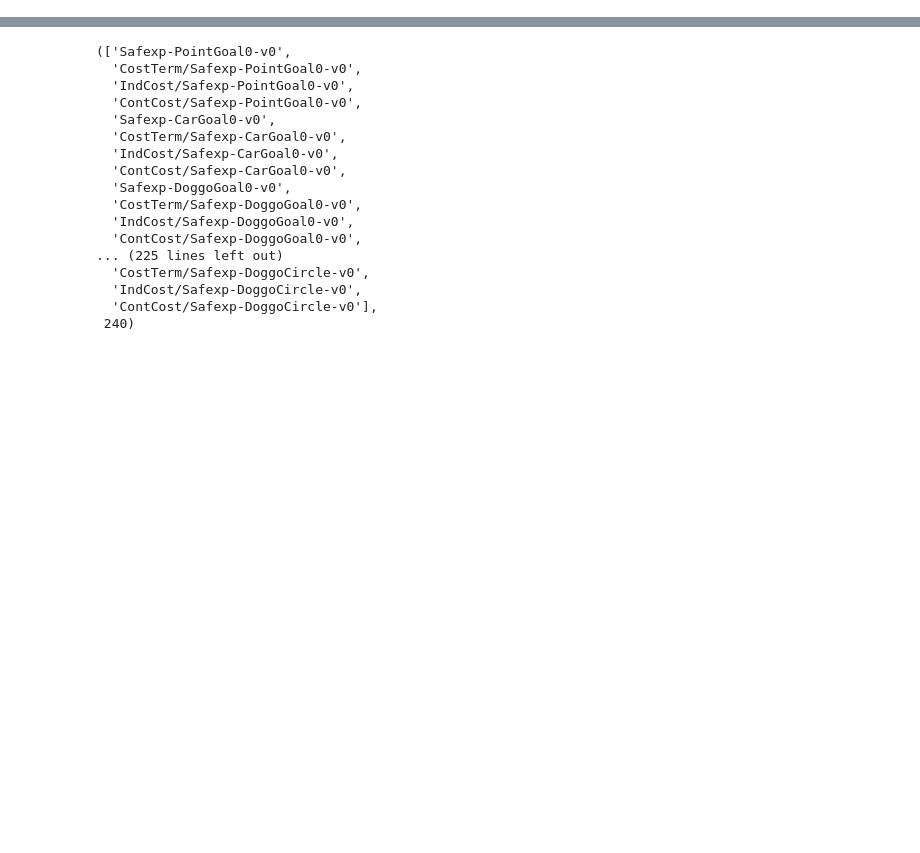
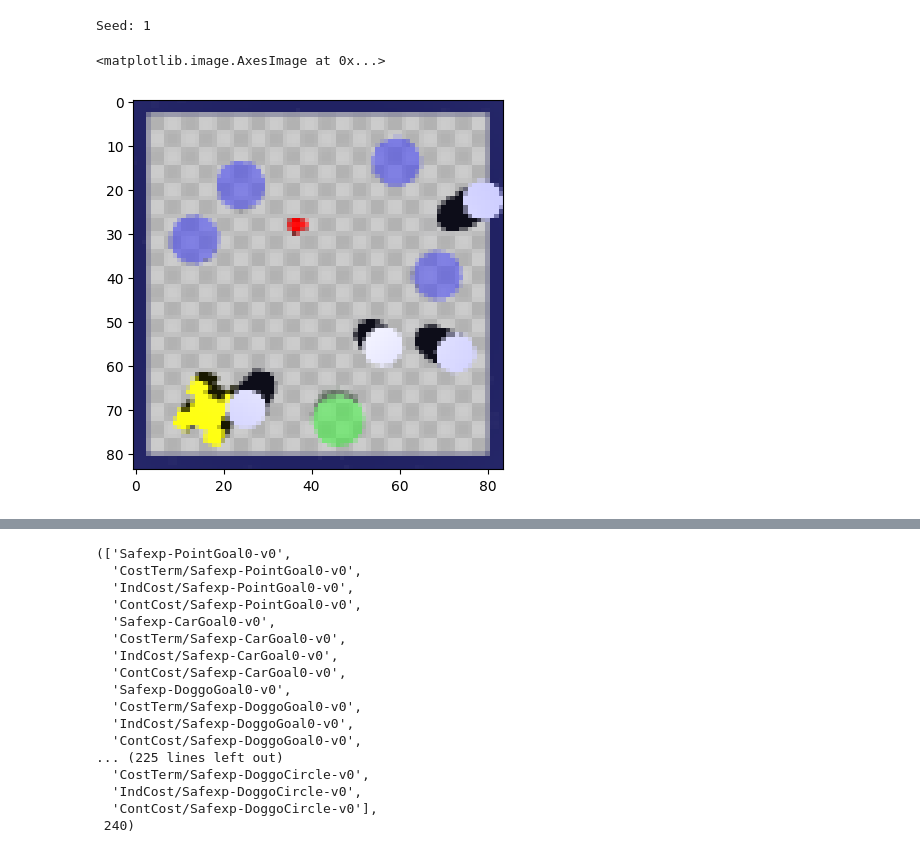
Before and after one commit to KolinGuo/safety-gym, a Jupyter notebook: notebooks/Cost.ipynb, the cells around one changed output, grey strips where cells are left out. Saved outputs shown, nothing was run; the diff lists cells and outputs as text; code cells hidden in the pictures; blank space fills up the shorter version.

```diff
--- a/notebooks/Cost.ipynb
+++ b/notebooks/Cost.ipynb
@@ -0,0 +1,15 @@
+# %%
+import gym
+import safety_gym
+
+env = gym.make('Safexp-PointPush2-img-v0')
+env.seed(0)
+env.reset()
+print(f'Seed: {env._seed}')
+
+import matplotlib.pyplot as plt
+plt.imshow(env.obs()['image'])
+# %% [output]
+Seed: 1
+<matplotlib.image.AxesImage at 0x...>
+[figure, added]
```
Also changed, not shown: parts of 1 cell of this notebook, 2 other files.
